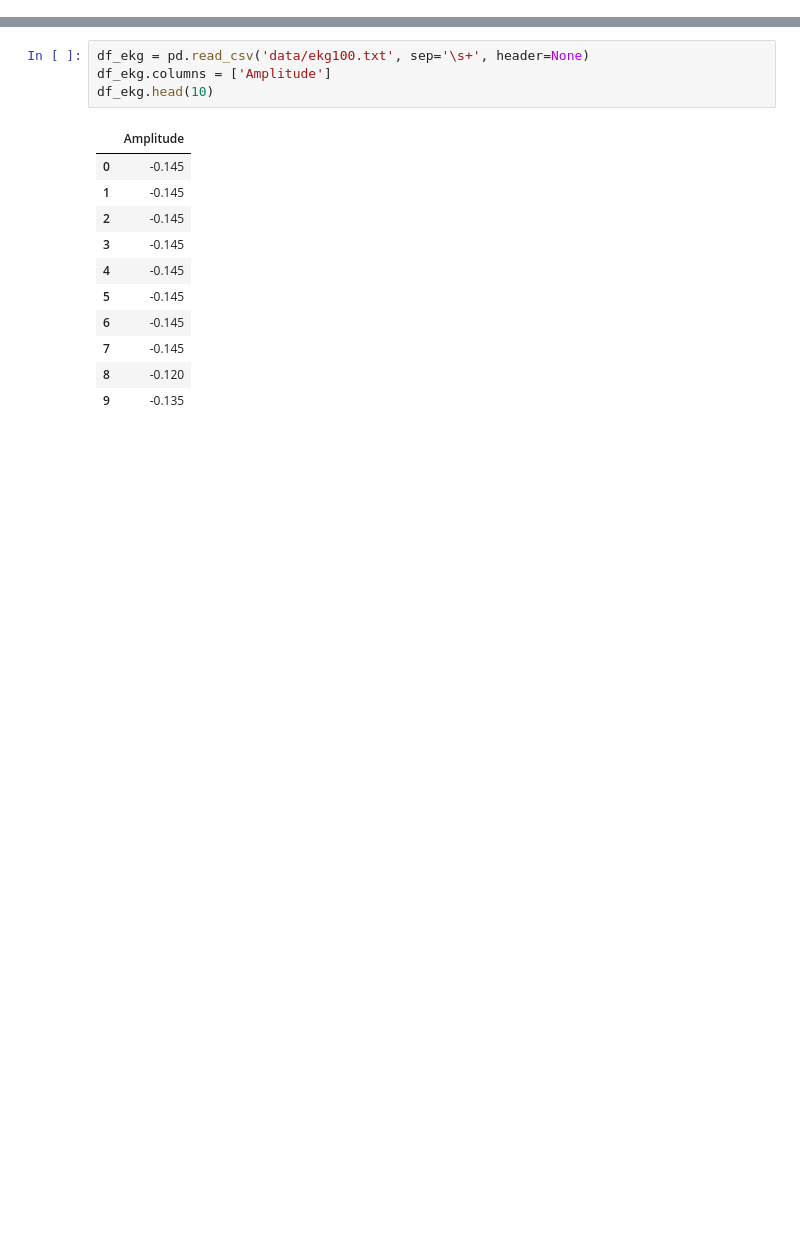
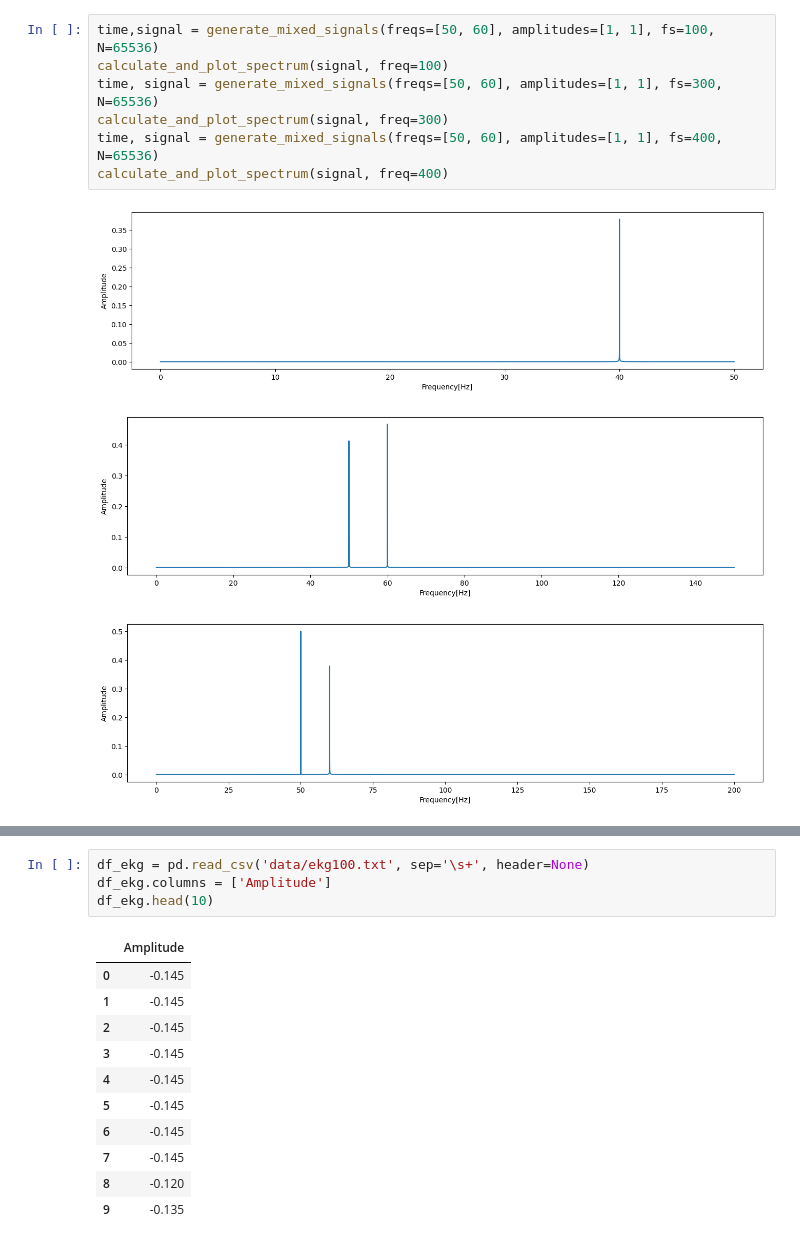
Before and after one commit to DamianRyczko/CPSiO, a Jupyter notebook: EKG/ekg.ipynb, the cells around one changed output, grey strips where cells are left out. Drawn from its saved outputs; the diff is of its cells as text; blank space fills up the shorter version.

```diff
--- a/EKG/ekg.ipynb
+++ b/EKG/ekg.ipynb
@@ -190 +251,12 @@ plot_spectrum(signal, fs=400)
+# %%
+time,signal = generate_mixed_signals(freqs=[50, 60], amplitudes=[1, 1], fs=100, N=65536)
+calculate_and_plot_spectrum(signal, freq=100)
+time, signal = generate_mixed_signals(freqs=[50, 60], amplitudes=[1, 1], fs=300, N=65536)
+calculate_and_plot_spectrum(signal, freq=300)
+time, signal = generate_mixed_signals(freqs=[50, 60], amplitudes=[1, 1], fs=400, N=65536)
+calculate_and_plot_spectrum(signal, freq=400)
+# %% [output]
+[figure, added]
+[figure, added]
+[figure, added]
 # %%
```
Also changed, not shown: parts of 43 cells of this notebook, 3 other files.
